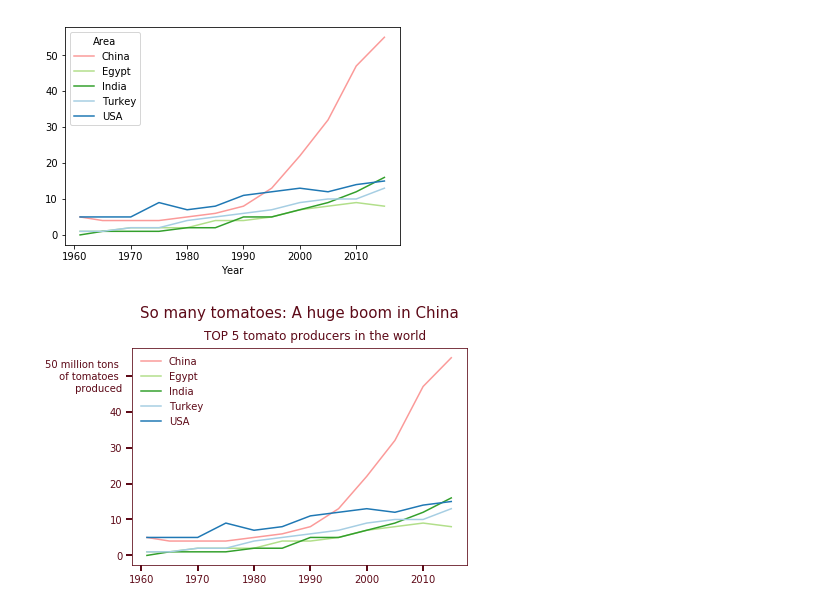
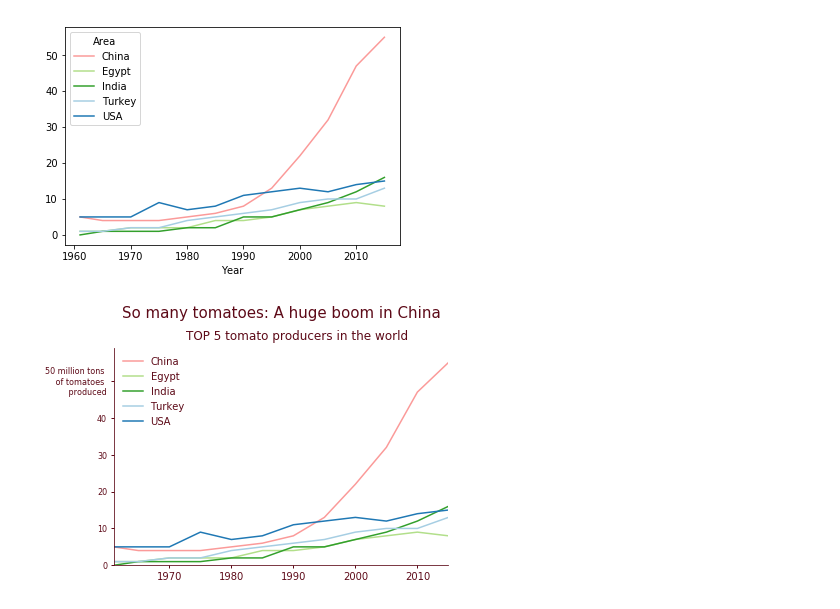
Before and after one commit to Palarisk/data-studio, a Jupyter notebook: code/01-tomatoes/project1_draft_tomatoes_alarisku.ipynb, the cells around one changed output. Cells and saved outputs as stored; diff of their text form; code cells hidden in the pictures.

```diff
--- a/code/01-tomatoes/project1_draft_tomatoes_alarisku.ipynb
+++ b/code/01-tomatoes/project1_draft_tomatoes_alarisku.ipynb
@@ -287,34 +298,41 @@ df3_wide.plot(x='Year', color=line_colors)
 # %%
 ax5 = df3_wide.plot(x='Year', color=line_colors)
 ax5.tick_params(direction='out', length=6, width=2, colors='#5D0A18',
                    grid_color='r', grid_alpha=0.5)
 #mylabels=['China', 'Egypt', 'India', 'Turkey', 'USA']
 #ax5.legend(labels=mylabels)
 ax5.spines['top'].set_color('#5D0A18')
 ax5.spines['left'].set_color('#5D0A18')
 ax5.spines['bottom'].set_color('#5D0A18')
 ax5.spines['right'].set_color('#5D0A18')
 #leg = ax5.get_legend()
 #leg.set_color('blue')
 
 leg = plt.legend(framealpha = 0, loc = 'best')
 for text in leg.get_texts():
     plt.setp(text, color = '#5D0A18')
 
 ax5.set_title("So many tomatoes: A huge boom in China", pad=30, color='#5D0A18')
 ax5.title.set_fontsize(15)
 
 ax5.xaxis.label.set_visible(False)
-
+ax5.set_xlim([1961,2015])
+ax5.set_ylim([0,59])
 ax5.set_yticks([0,10,20,30,40,50])
 ax5.set_yticklabels([0,10,20,30,40,'50 million tons \n of tomatoes \n produced'])
+ax5.tick_params(axis='y', labelsize=8)
+ax5.tick_params(axis='y', labelsize=8)
+ax5.tick_params(direction='out', length=3, width=1, grid_alpha=0.5)
+
+ax5.spines['right'].set_visible(False)
+ax5.spines['top'].set_visible(False)
 
 plt.gcf().text(0.55, 0.91, "TOP 5 tomato producers in the world", ha='center', fontsize=12, color='#5D0A18')
 
 
 plt.savefig("top5producers.pdf")
 # %% [output]
-[figure, old version]
+[figure, new version]
 # %%
 ax.legend?
 # %%
```
Also changed, not shown: parts of 2 cells of this notebook, 5 other files.
